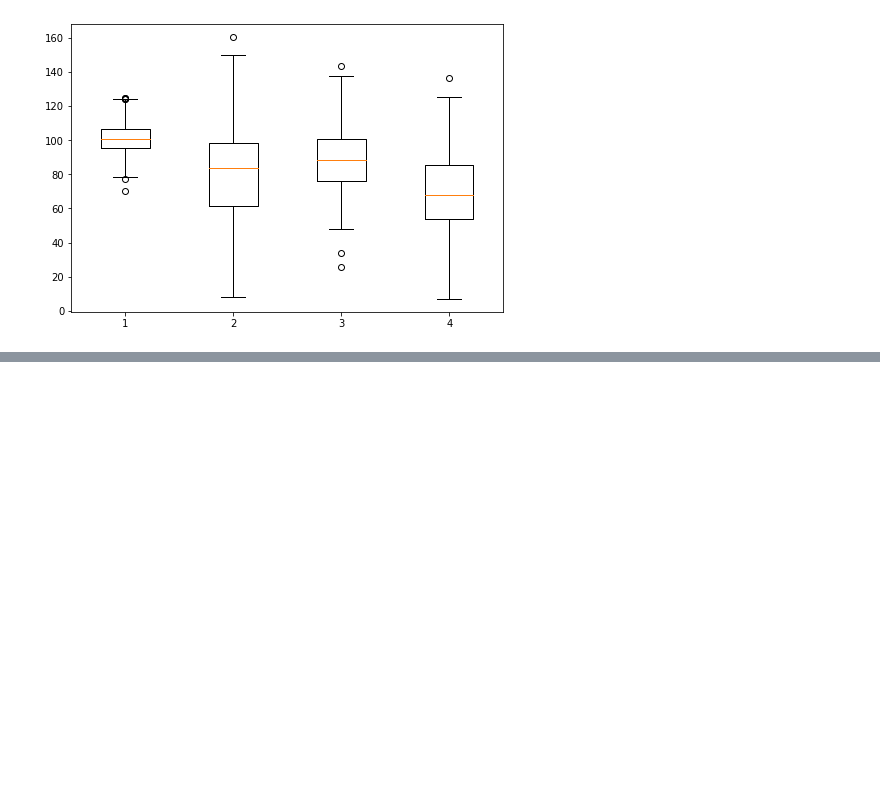
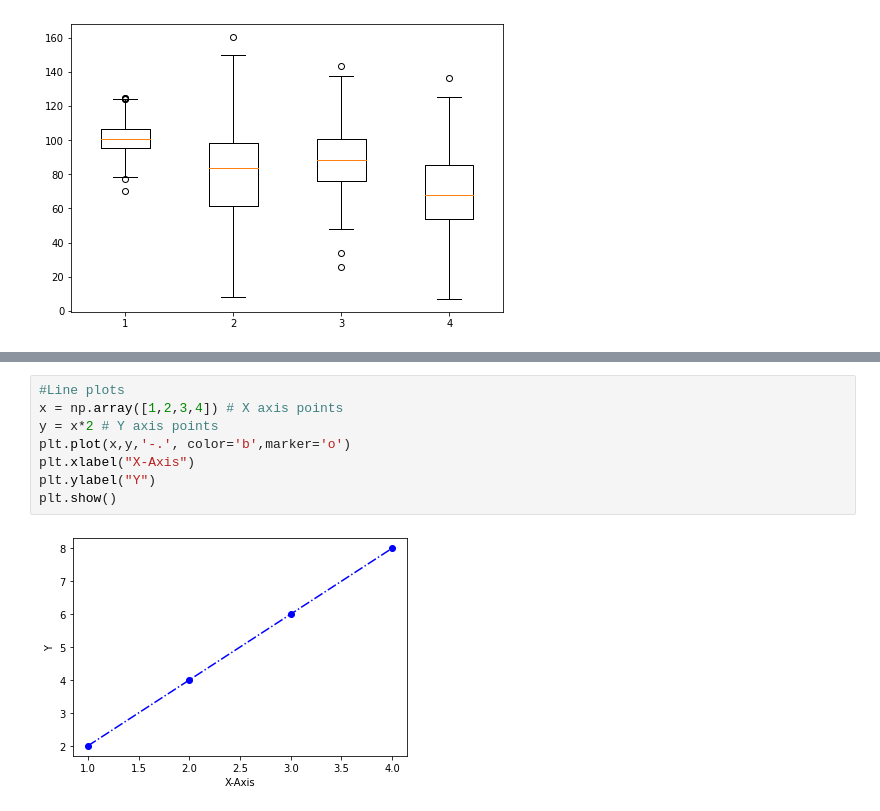
Before and after one commit to Ash-Smithy/The_Repository, a Jupyter notebook: Sem5/ML/Plots.ipynb, the cells around one changed output, grey strips where cells are left out. Saved outputs shown, nothing was run; the diff lists cells and outputs as text; blank space fills up the shorter version.

```diff
--- a/Sem5/ML/Plots.ipynb
+++ b/Sem5/ML/Plots.ipynb
@@ -132,0 +141,10 @@ plt.show()
+# %%
+#Line plots
+x = np.array([1,2,3,4]) # X axis points
+y = x*2 # Y axis points
+plt.plot(x,y,'-.', color='b',marker='o')
+plt.xlabel("X-Axis")
+plt.ylabel("Y")
+plt.show()
+# %% [output]
+[figure, added]
```
Also changed, not shown: parts of 7 cells of this notebook, 1 other file.
